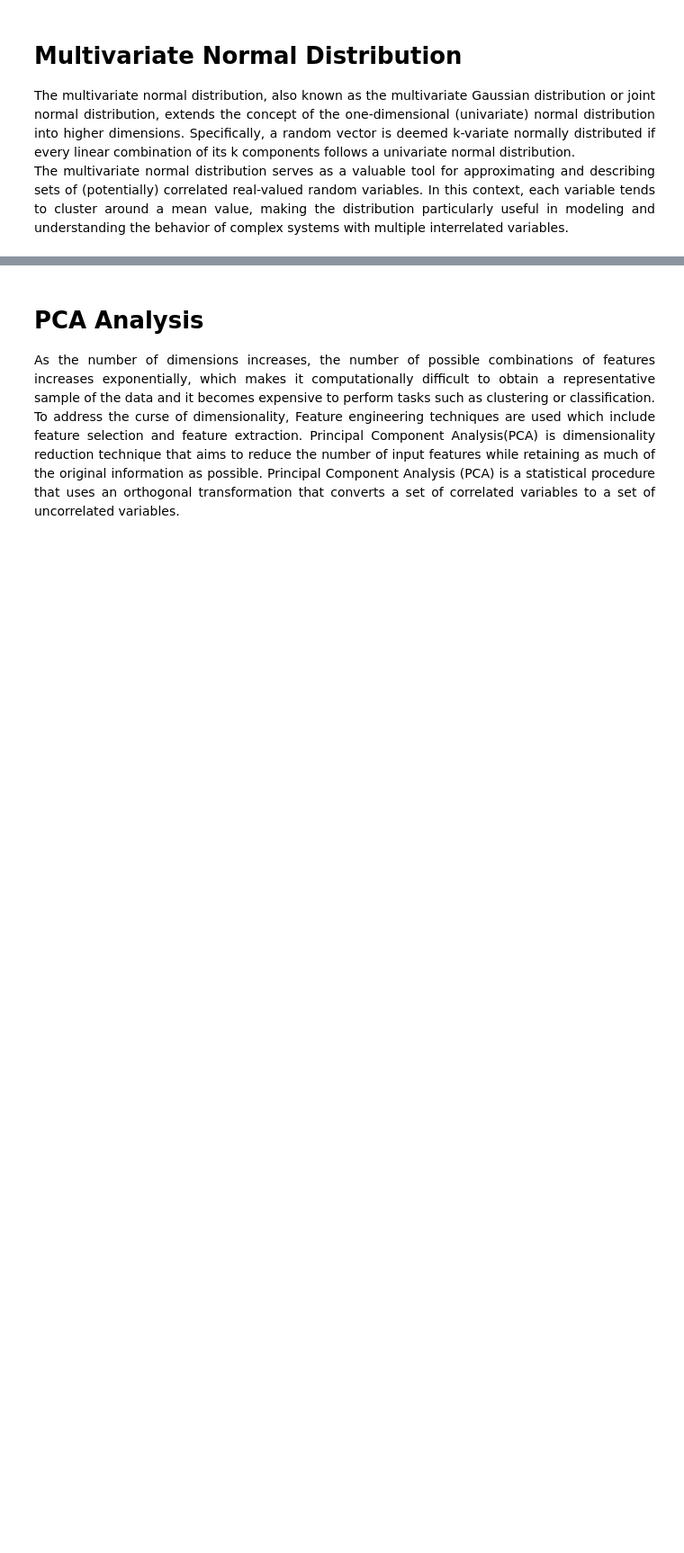
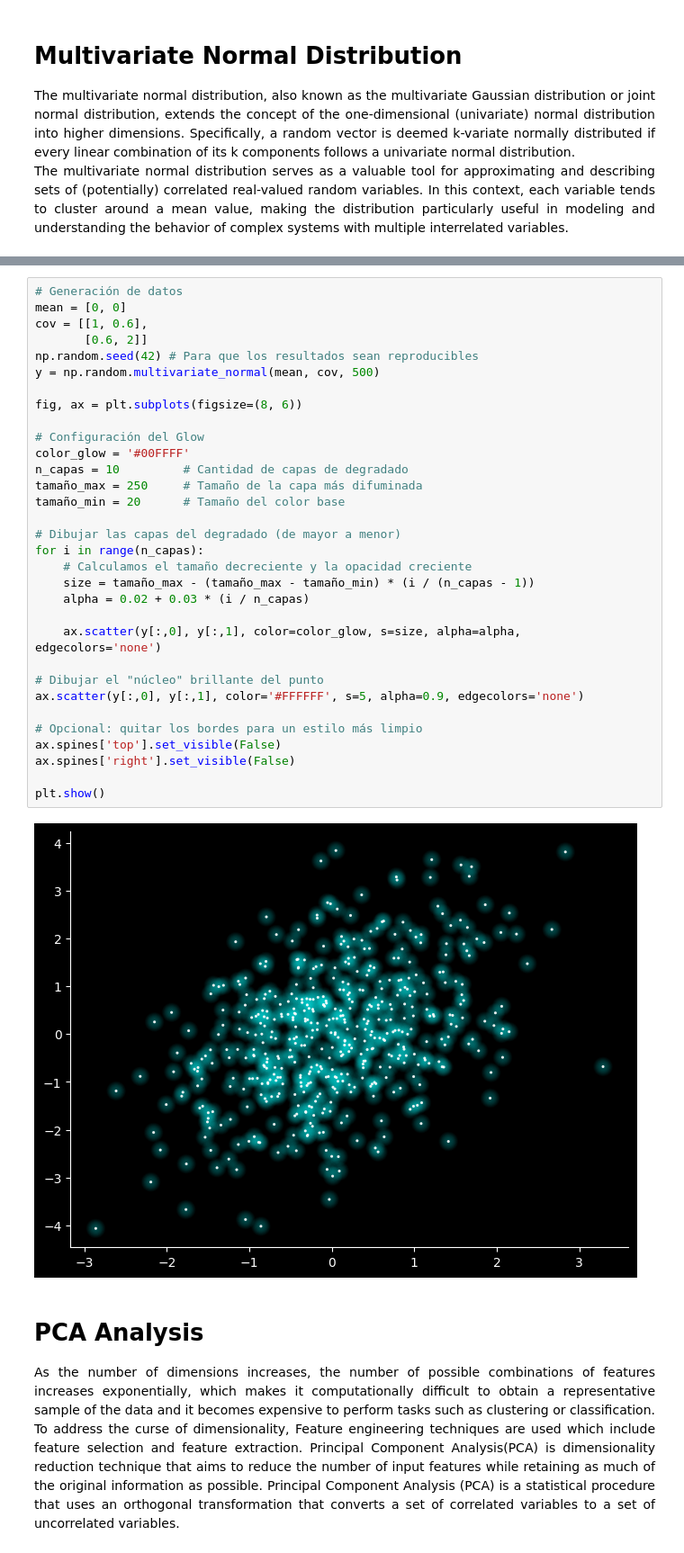
Before and after one commit to EdilbertoAntonio/ejercicios_maestria_icd, a Jupyter notebook: mineria de datos/PCA.ipynb, the cells around one changed output, grey strips where cells are left out. Shown at 90% size. Cells and saved outputs as stored; diff of their text form; blank space fills up the shorter version.

```diff
--- a/mineria de datos/PCA.ipynb
+++ b/mineria de datos/PCA.ipynb
@@ -38,3 +40,37 @@ plt.axis("equal")
+# %%
+# Generación de datos
+mean = [0, 0]
+cov = [[1, 0.6],
+       [0.6, 2]]
+np.random.seed(42) # Para que los resultados sean reproducibles
+y = np.random.multivariate_normal(mean, cov, 500)
+
+fig, ax = plt.subplots(figsize=(8, 6))
+
+# Configuración del Glow
+color_glow = '#00FFFF'
+n_capas = 10         # Cantidad de capas de degradado
+tamaño_max = 250     # Tamaño de la capa más difuminada
+tamaño_min = 20      # Tamaño del color base
+
+# Dibujar las capas del degradado (de mayor a menor)
+for i in range(n_capas):
+    # Calculamos el tamaño decreciente y la opacidad creciente
+    size = tamaño_max - (tamaño_max - tamaño_min) * (i / (n_capas - 1))
+    alpha = 0.02 + 0.03 * (i / n_capas)
+
+    ax.scatter(y[:,0], y[:,1], color=color_glow, s=size, alpha=alpha, edgecolors='none')
+
+# Dibujar el "núcleo" brillante del punto
+ax.scatter(y[:,0], y[:,1], color='#FFFFFF', s=5, alpha=0.9, edgecolors='none')
+
+# Opcional: quitar los bordes para un estilo más limpio
+ax.spines['top'].set_visible(False)
+ax.spines['right'].set_visible(False)
+
+plt.show()
+# %% [output]
+[figure, added]
 # %% [markdown]
 <h1>PCA Analysis</h1>
 <div style="text-align:justify">
```
Also changed, not shown: parts of 14 cells of this notebook, 7 other files.
